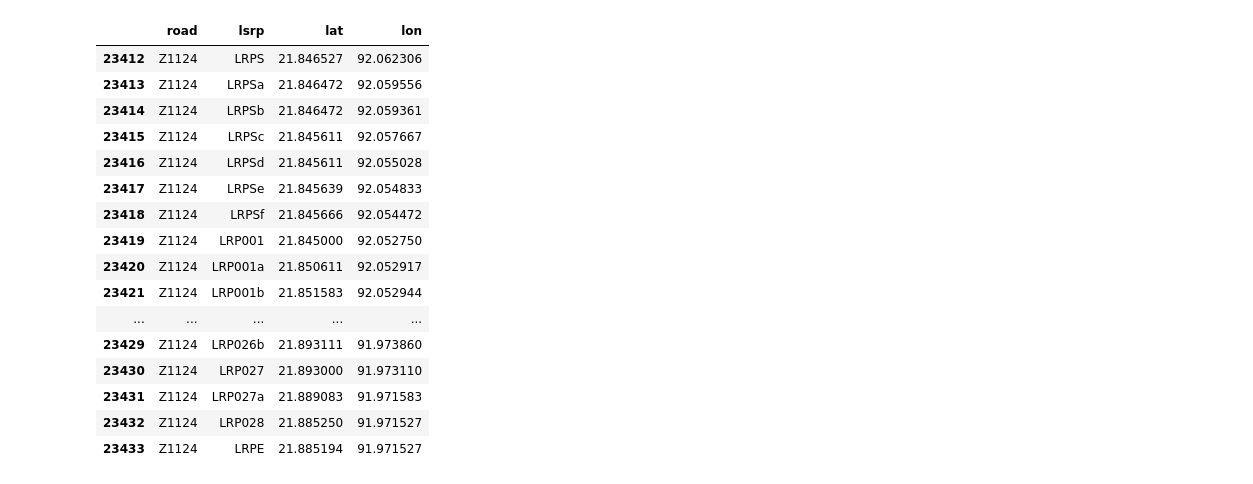
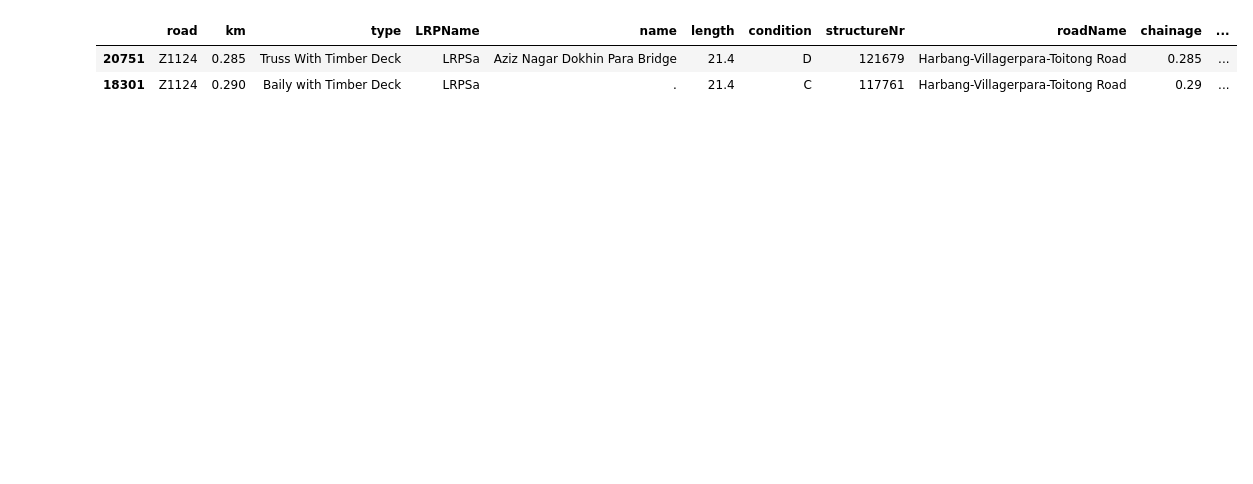
Before and after one commit to Anne-JS/advanced_simulation, a Jupyter notebook: sven_doet_dingen.ipynb, the cells around one changed output. Saved outputs shown, nothing was run; the diff lists cells and outputs as text; code cells hidden in the pictures; blank space fills up the shorter version.

```diff
--- a/sven_doet_dingen.ipynb
+++ b/sven_doet_dingen.ipynb
@@ -10,0 +4,2 @@ df_rds = Functions.restructure_df(df_rds)
+# %%
+bmms, df_rds, df_road_ranges = Functions.clean('BMMS_overview.xlsx', '_roads.tsv')
@@ -11,20 +41,6 @@ df_rds = Functions.restructure_df(df_rds)
 # %%
-df_rds[df_rds['road'] == 'Z1124']
+bmms[bmms['road'] == 'Z1124']
 # %% [output]
-|  | road | lsrp | lat | lon |
-| 23412 | Z1124 | LRPS | 21.846527 | 92.062306 |
-| 23413 | Z1124 | LRPSa | 21.846472 | 92.059556 |
-| 23414 | Z1124 | LRPSb | 21.846472 | 92.059361 |
-| 23415 | Z1124 | LRPSc | 21.845611 | 92.057667 |
-| 23416 | Z1124 | LRPSd | 21.845611 | 92.055028 |
-| 23417 | Z1124 | LRPSe | 21.845639 | 92.054833 |
-| 23418 | Z1124 | LRPSf | 21.845666 | 92.054472 |
-| 23419 | Z1124 | LRP001 | 21.845000 | 92.052750 |
-| 23420 | Z1124 | LRP001a | 21.850611 | 92.052917 |
-| 23421 | Z1124 | LRP001b | 21.851583 | 92.052944 |
-| ... | ... | ... | ... | ... |
-| 23429 | Z1124 | LRP026b | 21.893111 | 91.973860 |
-| 23430 | Z1124 | LRP027 | 21.893000 | 91.973110 |
-| 23431 | Z1124 | LRP027a | 21.889083 | 91.971583 |
-| 23432 | Z1124 | LRP028 | 21.885250 | 91.971527 |
-| 23433 | Z1124 | LRPE | 21.885194 | 91.971527 |
+|  | road | km | type | LRPName | name | length | condition | structureNr | roadName | chainage | ... |
+| 20751 | Z1124 | 0.285 | Truss With Timber Deck | LRPSa | Aziz Nagar Dokhin Para Bridge | 21.4 | D | 121679 | Harbang-Villagerpara-Toitong Road | 0.285 | ... |
+| 18301 | Z1124 | 0.290 | Baily with Timber Deck | LRPSa | . | 21.4 | C | 117761 | Harbang-Villagerpara-Toitong Road | 0.29 | ... |
```
Also changed, not shown: parts of 8 cells of this notebook, 1 other file.
